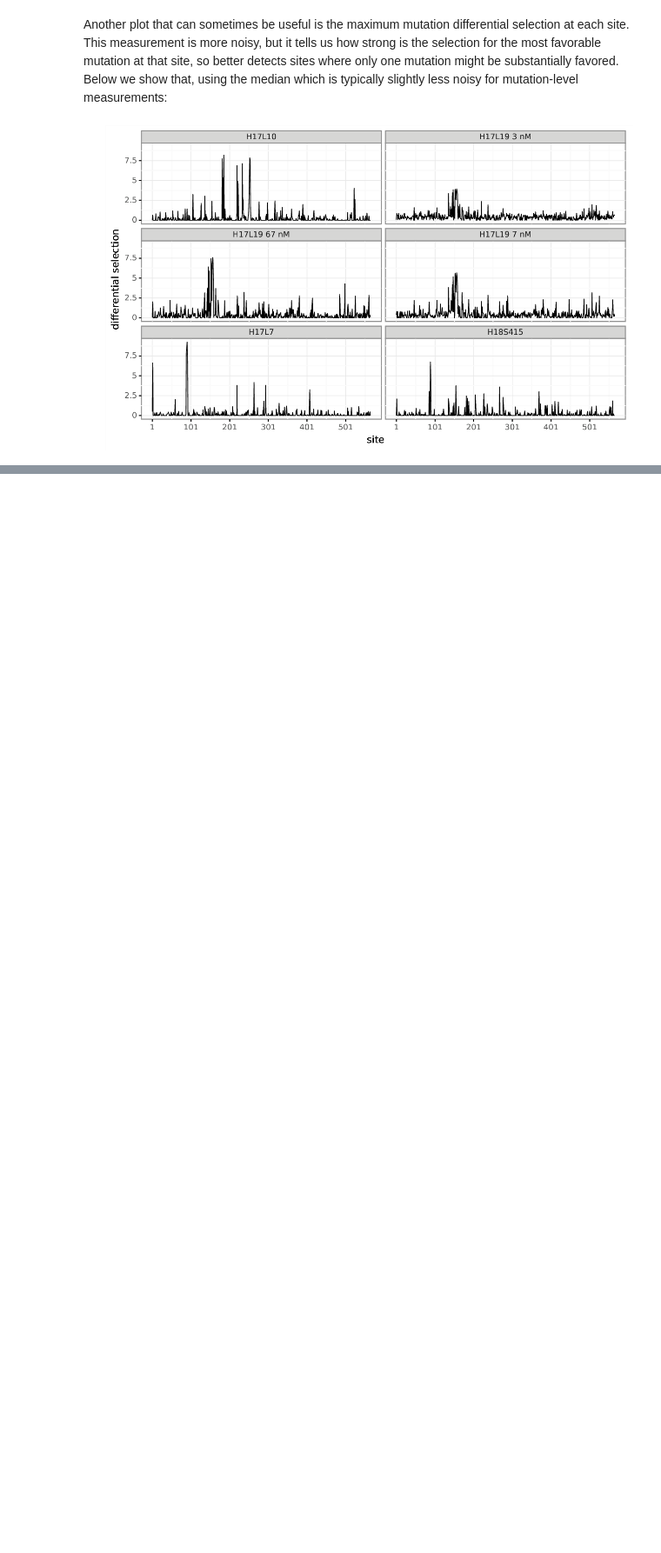
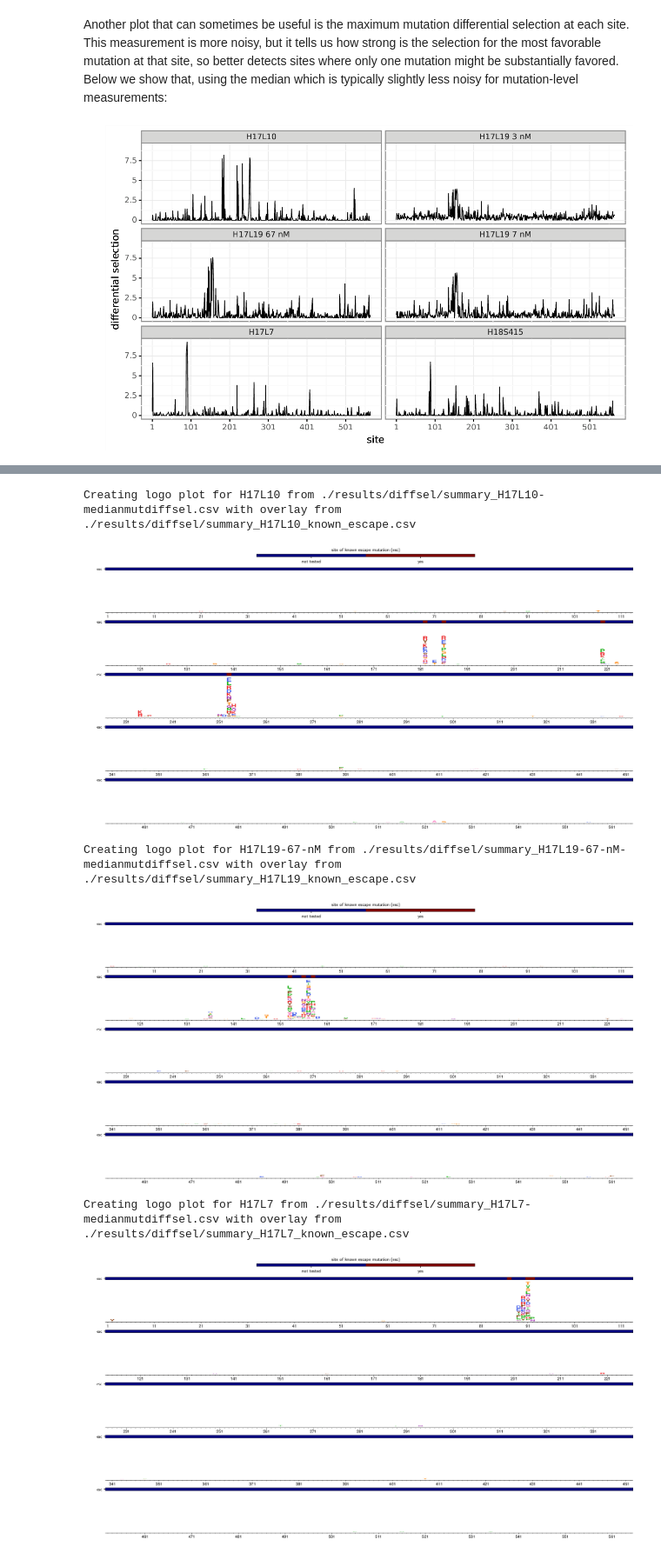
Before and after one commit to jbloomlab/dms_tools2, a Jupyter notebook: examples/Doud2017/analysis_notebook.ipynb, the cells around one changed output, grey strips where cells are left out. Shown at 87% size. Saved outputs shown, nothing was run; the diff lists cells and outputs as text; code cells hidden in the pictures; blank space fills up the shorter version.

```diff
--- a/examples/Doud2017/analysis_notebook.ipynb
+++ b/examples/Doud2017/analysis_notebook.ipynb
@@ -489,0 +521,41 @@ showPDF(diffselplotprefix + 'medianmaxdiffsel.pdf', width=800)
+# %%
+known = pandas.read_csv('./data/known_escape.csv', index_col='site')
+
+for antibody in ['H17L10', 'H17L19-67-nM', 'H17L7', 'H18S415']:
+    # mutdiffsel in this file
+    mutdiffsel = diffselprefix + antibody + '-medianmutdiffsel.csv'
+
+    # create known sites overlay file to pass to dms2_logoplot
+    sites = pandas.read_csv(mutdiffsel)['site'].unique()
+    antibodyname = antibody.split('-')[0]
+    knownsites = diffselprefix + '{0}_known_escape.csv'.format(antibodyname)
+    (known.query('antibody == @antibodyname')
+          .assign(esc='yes')
+          .reindex(sites) # add entry for sites NOT known to mediate escape
+          .reset_index()
+          .drop_duplicates('site')
+          .fillna('not tested')
+          .to_csv(knownsites, index=False)
+          )
+
+    # now create the logo plot with the overlay
+    logoplot = os.path.join(diffseldir, '{0}_diffsel.pdf'.format(antibody))
+    print("Creating logo plot for {0} from {1} with overlay from {2}".format(
+            antibody, mutdiffsel, knownsites))
+    log = !dms2_logoplot \
+            --diffsel {mutdiffsel} \
+            --name {antibody} \
+            --outdir {diffseldir} \
+            --restrictdiffsel positive \
+            --sepline no \
+            --nperline 113 \
+            --overlay1 {knownsites} esc "site of known escape mutation" \
+            --use_existing {use_existing}
+    showPDF(logoplot)
+# %% [output]
+Creating logo plot for H17L10 from ./results/diffsel/summary_H17L10-medianmutdiffsel.csv with overlay from ./results/diffsel/summary_H17L10_known_escape.csv
+[figure, added]
+Creating logo plot for H17L19-67-nM from ./results/diffsel/summary_H17L19-67-nM-medianmutdiffsel.csv with overlay from ./results/diffsel/summary_H17L19_known_escape.csv
+[figure, added]
+Creating logo plot for H17L7 from ./results/diffsel/summary_H17L7-medianmutdiffsel.csv with overlay from ./results/diffsel/summary_H17L7_known_escape.csv
+[figure, added]
```
Also changed, not shown: parts of 11 cells of this notebook, 2 other files.
